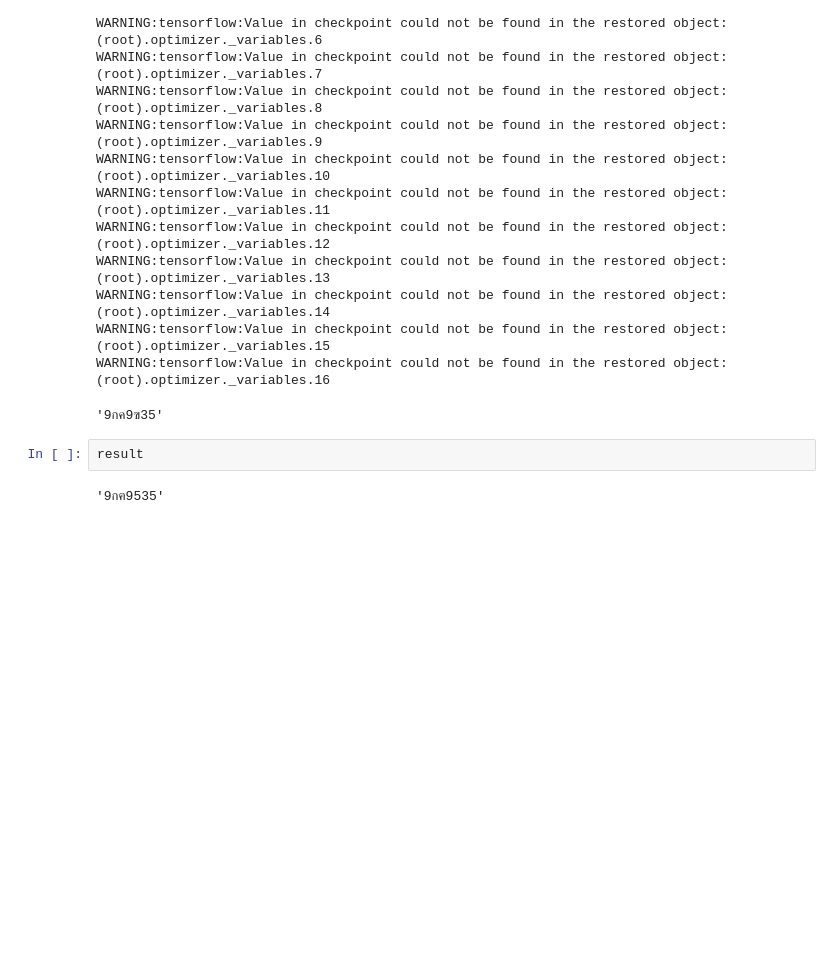
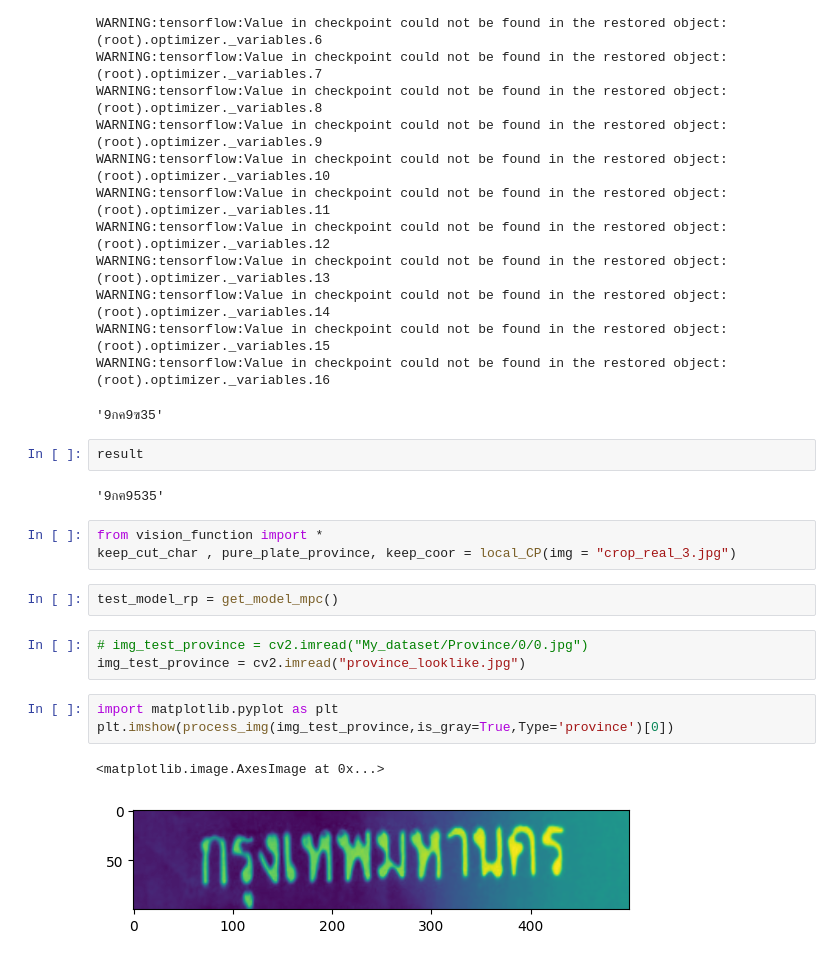
Before and after one commit to punsiwoot/Simple_TH_lisense_plate_recognition, a Jupyter notebook: try.ipynb, the cells around one changed output. Drawn from its saved outputs; the diff is of its cells as text; blank space fills up the shorter version.

```diff
--- a/try.ipynb
+++ b/try.ipynb
@@ -356,3 +356,17 @@ WARNING:tensorflow:Value in checkpoint could not be found in the restored object
 result
 # %% [output]
 '9กฅ9535'
+# %%
+from vision_function import *
+keep_cut_char , pure_plate_province, keep_coor = local_CP(img = "crop_real_3.jpg")
+# %%
+test_model_rp = get_model_mpc()
+# %%
+# img_test_province = cv2.imread("My_dataset/Province/0/0.jpg")
+img_test_province = cv2.imread("province_looklike.jpg")
+# %%
+import matplotlib.pyplot as plt
+plt.imshow(process_img(img_test_province,is_gray=True,Type='province')[0])
+# %% [output]
+<matplotlib.image.AxesImage at 0x...>
+[figure, added]
```
Also changed, not shown: parts of 7 cells of this notebook, 3 other files.
